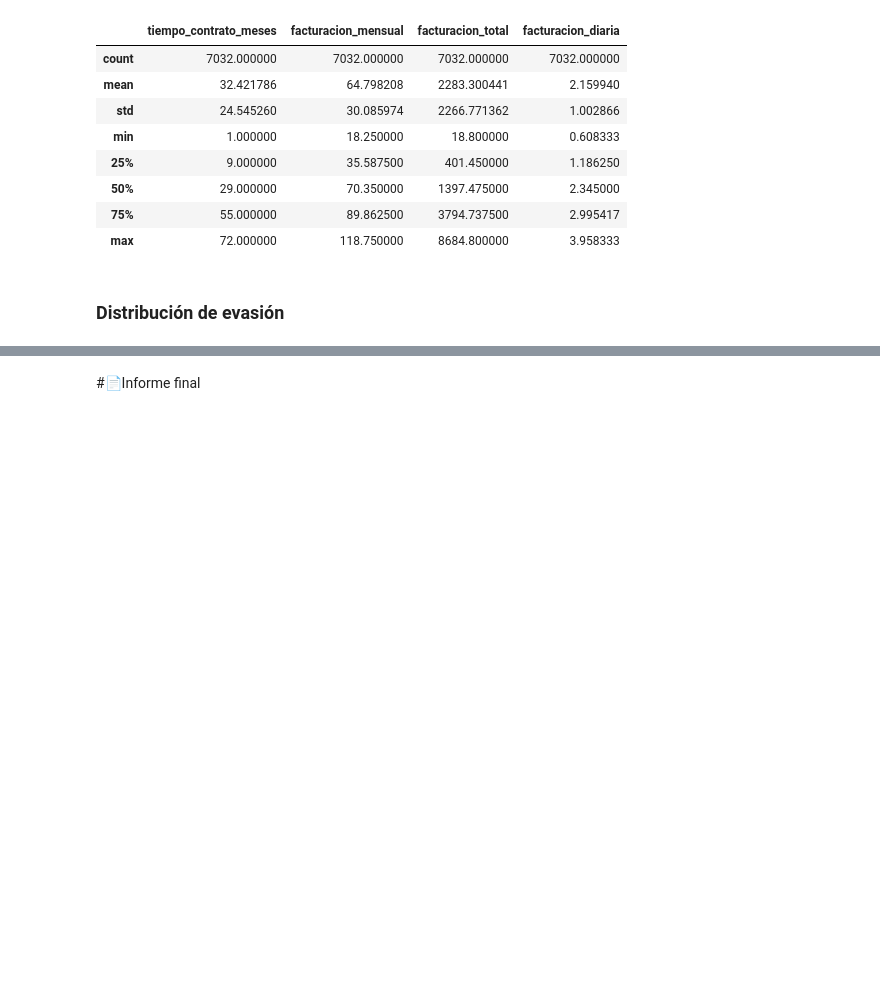
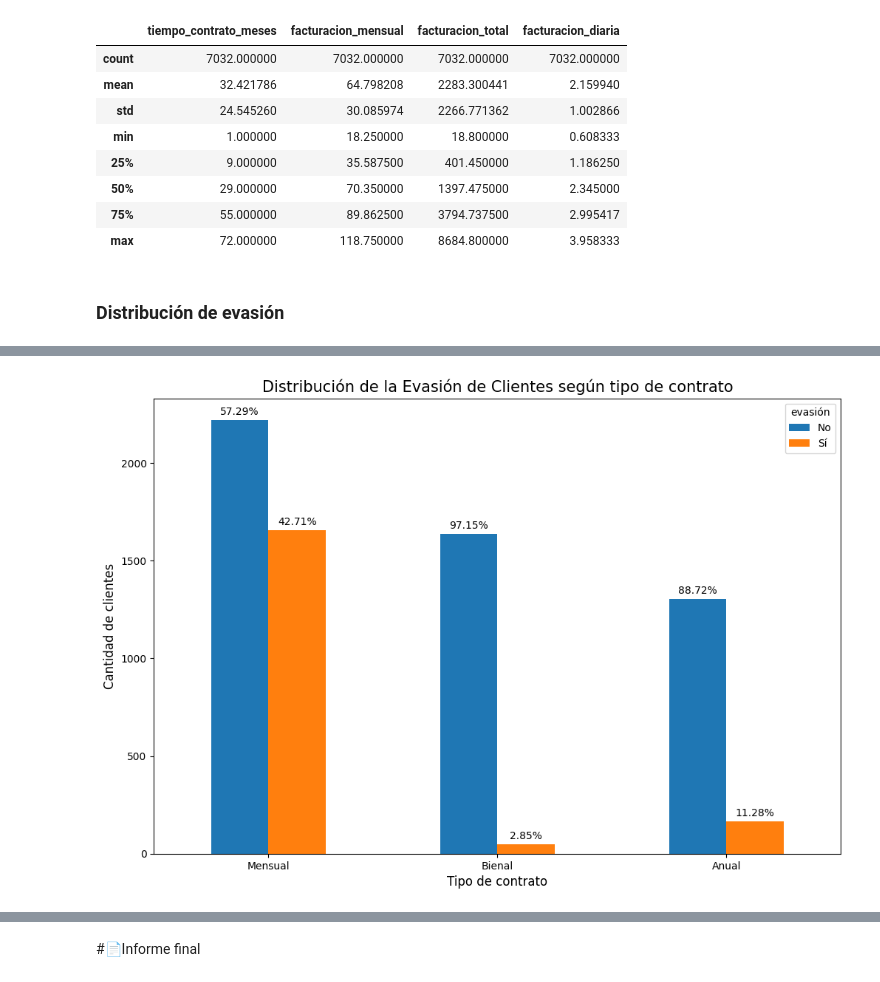
Before and after one commit to Anel-7/challenge-TelecomX-analisis-de-evasion-de-clientes, a Jupyter notebook: TelecomX.ipynb, the cells around one changed output, grey strips where cells are left out. Saved outputs shown, nothing was run; the diff lists cells and outputs as text; code cells hidden in the pictures; blank space fills up the shorter version.

```diff
--- a/TelecomX.ipynb
+++ b/TelecomX.ipynb
@@ -431,0 +482,4 @@ datos_df.describe()
+# %%
+evasion_tcontrato = pd.crosstab(datos_df['tipo_contrato'], datos_df['evasión'])
+evasion_tcontrato = evasion_tcontrato.reindex(['Mensual', 'Bienal', 'Anual'])
+evasion_tcontrato
@@ -431,0 +492,3 @@ datos_df.describe()
+# %%
+porcentaje_etc = round(((evasion_tcontrato.div(evasion_tcontrato.sum(axis = 1), axis = 0))*100),2)
+porcentaje_etc
@@ -431,0 +501,15 @@ datos_df.describe()
+# %%
+fig, ax = plt.subplots(figsize = (12,8))
+ax = evasion_tcontrato.plot(kind = 'bar', stacked = False, ax = ax)
+
+plt.title('Distribución de la Evasión de Clientes según tipo de contrato', fontsize = 15)
+plt.xlabel('Tipo de contrato', fontsize = 12)
+plt.ylabel('Cantidad de clientes', fontsize = 12)
+plt.xticks(rotation=0)
+
+for i, container in enumerate(ax.containers):
+    ax.bar_label(container, labels=[f'{v}%' for v in porcentaje_etc.iloc[:, i]], padding=3)
+
+plt.show()
+# %% [output]
+[figure, added]
```
Also changed, not shown: parts of 20 cells of this notebook.
